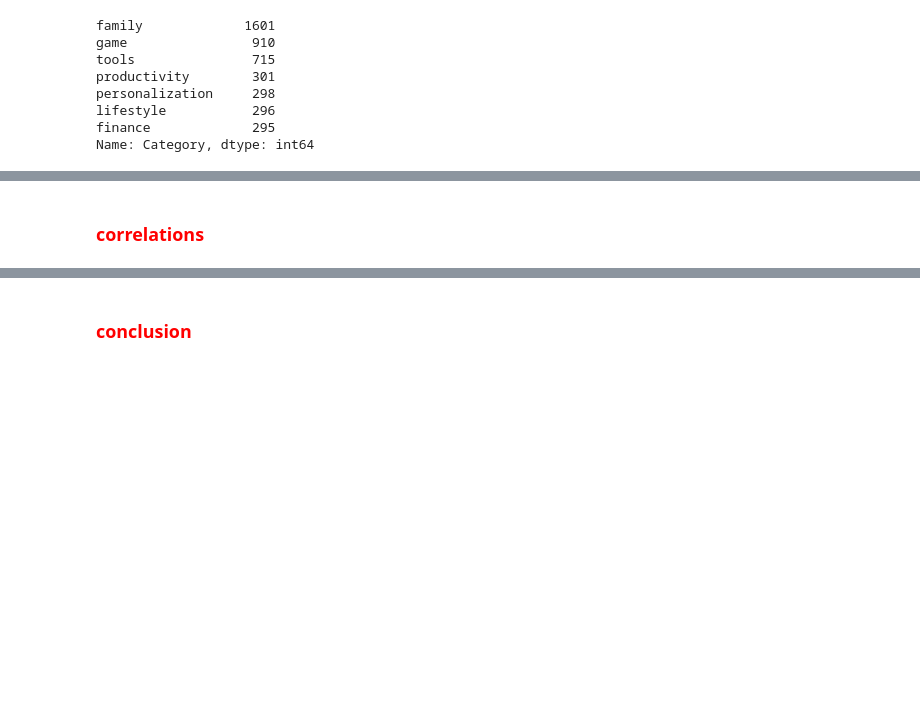
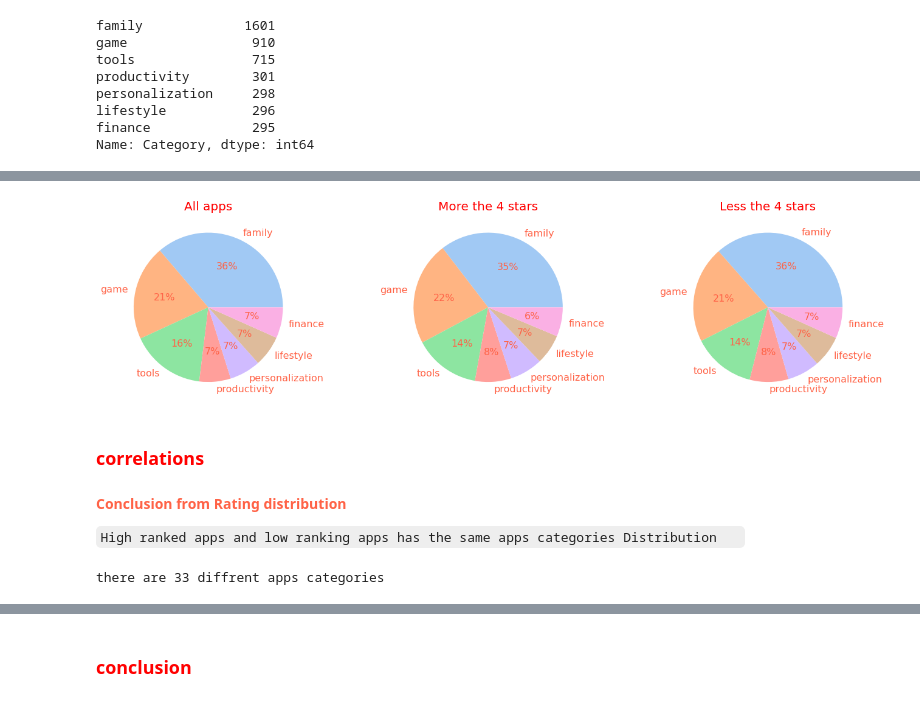
Before and after one commit to NirAharon1/Data-Analysis-Projects, a Jupyter notebook: Project 2 - Google Play Store Apps/google paly store apps.ipynb, the cells around one changed output, grey strips where cells are left out. Cells and saved outputs as stored; diff of their text form; code cells hidden in the pictures; blank space fills up the shorter version.

````diff
--- a/Project 2 - Google Play Store Apps/google paly store apps.ipynb
+++ b/Project 2 - Google Play Store Apps/google paly store apps.ipynb
@@ -240,7 +214,7 @@ lifestyle           296
 finance             295
 Name: Category, dtype: int64
 # %%
-top_apps_df = app_df.loc[app_df["Rating"]>4.0]
+top_apps_df = app_df.loc[app_df["Rating"]>=4.0]
 top_categories = top_apps_df.Category.value_counts().sort_values(ascending=False).head(7)
 top_categories
 # %% [output]
@@ -254 +228,5 @@ medical             197
 Name: Category, dtype: int64
+# %%
+bottom_apps_df = app_df.loc[app_df["Rating"]<4.0]
+bottom_categories = bottom_apps_df.Category.value_counts().sort_values(ascending=False).head(7)
+bottom_categories
@@ -255,2 +242,39 @@ Name: Category, dtype: int64
+# %%
+plt.figure(figsize=(22,12))
+colors = sns.color_palette('pastel')[0:7]
+
+plt.subplot(1,3,1)
+plt.pie(categories,
+        labels=categories.index,
+        textprops={'fontsize': 16,'color':"tomato"},
+        autopct='%.0f%%',colors = colors)
+plt.title("All apps",size=20,color="red")
+
+plt.subplot(1,3,2)
+plt.pie(top_categories,
+        labels=categories.index,
+        textprops={'fontsize': 16,'color':"tomato"},
+        autopct='%.0f%%',colors = colors)
+plt.title("More the 4 stars",size=20,color="red")
+
+plt.subplot(1,3,3)
+plt.pie(bottom_categories,
+        labels=categories.index,
+        textprops={'fontsize': 16,'color':"tomato"},
+        autopct='%.0f%%',colors = colors)
+plt.title("Less the 4 stars",size=20,color="red")
+
+plt.subplots_adjust(wspace=0.5)
+plt.show()
+# %% [output]
+[figure, added]
 # %% [markdown]
 ### <span style="color:red">correlations</span>
+# %% [markdown]
+**<font color='tomato'> Conclusion from Rating distribution</font>**
+
+   ```High ranked apps and low ranking apps has the same apps categories Distribution   ```
+# %%
+print("there are "+str(len(app_df.Category.unique()))+" diffrent apps categories")
+# %% [output]
+there are 33 diffrent apps categories
````
Also changed, not shown: parts of 14 cells of this notebook.
